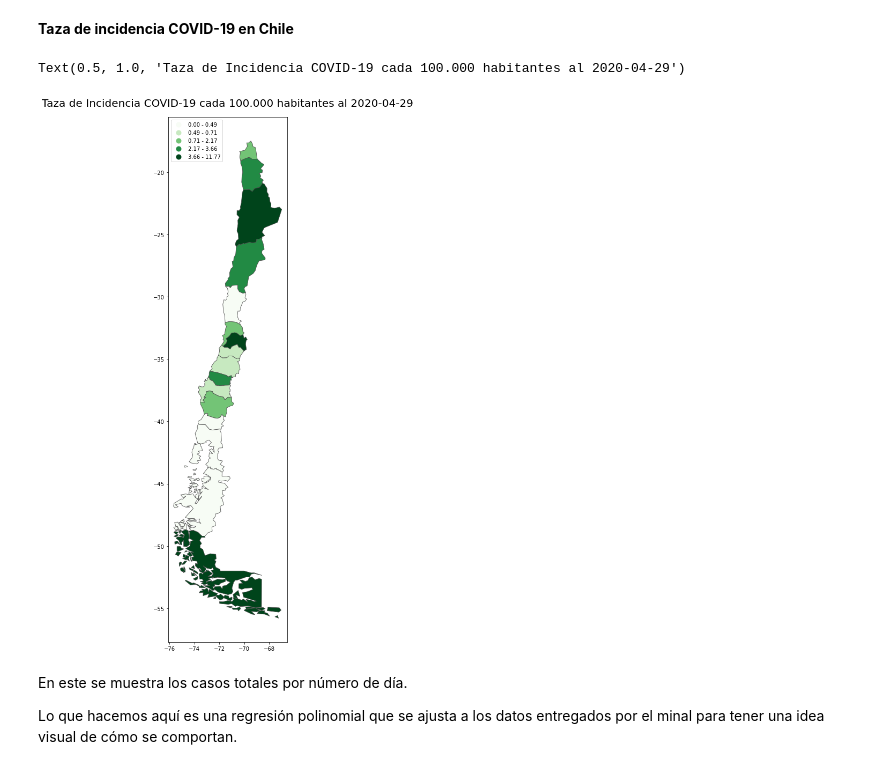
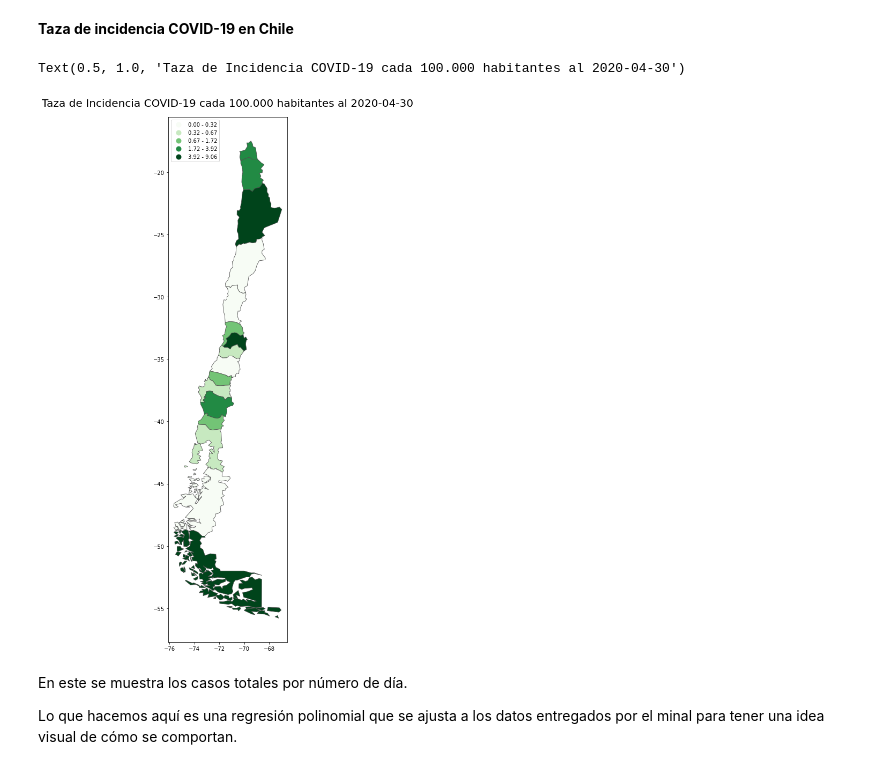
Before and after one commit to White-Mask/COVID-19-Chile-Coronavirus, a Jupyter notebook: Notebook/Analisis_COVID-19_chile.ipynb, the cells around one changed output. Drawn from its saved outputs; the diff is of its cells as text; code cells hidden in the pictures.

```diff
--- a/Notebook/Analisis_COVID-19_chile.ipynb
+++ b/Notebook/Analisis_COVID-19_chile.ipynb
@@ -156,7 +156,7 @@ mapa = map_data.iloc[:,1:2]
 # %% [markdown]
 En este grafico se muestra la concentración de infectados por región.
 # %%
-casosxregion = df.iloc[:16,3:4]
+casosxregion = df.iloc[:16,1:2] #Casos totales acumulados
 
 map_data = map_data.assign(casos = casosxregion)
 
@@ -201,13 +201,13 @@ Text(0.5, 1.0, 'Taza de prevalencia COVID-19 cada 100.000 habitantes al 2020-04-
 # %% [markdown]
 **Taza de incidencia COVID-19 en Chile**
 # %%
-Prevalencia = (df['Casos nuevos con síntomas'] / n_region.Poblacion )*100000
+Prevalencia = (df['Casos nuevos totales'] / n_region.Poblacion )*100000
 
 fig = map_data.plot(column= Prevalencia, cmap='Greens', figsize=(18,18), linewidth=0.8, scheme="Quantiles",edgecolor='0.3', legend=True,legend_kwds={'loc': 'upper left'})
 fig.set_title('Taza de Incidencia COVID-19 cada 100.000 habitantes al '+str(date.today()), pad = 20, fontdict={'fontsize':20, 'color': '#000000'})
 # %% [output]
-Text(0.5, 1.0, 'Taza de Incidencia COVID-19 cada 100.000 habitantes al 2020-04-29')
+Text(0.5, 1.0, 'Taza de Incidencia COVID-19 cada 100.000 habitantes al 2020-04-30')
-[figure, old version]
+[figure, new version]
 # %% [markdown]
 En este se muestra los casos totales por número de día.
 
```
Also changed, not shown: parts of 8 cells of this notebook, 8 other files.
